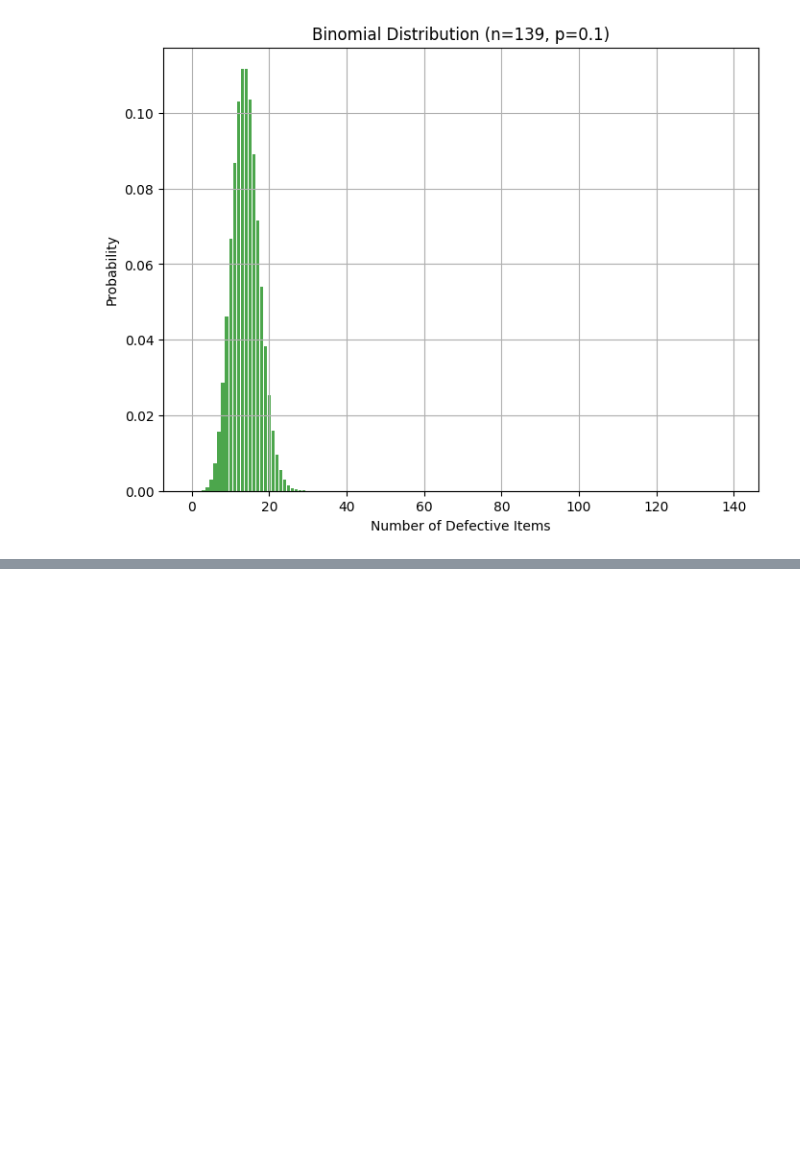
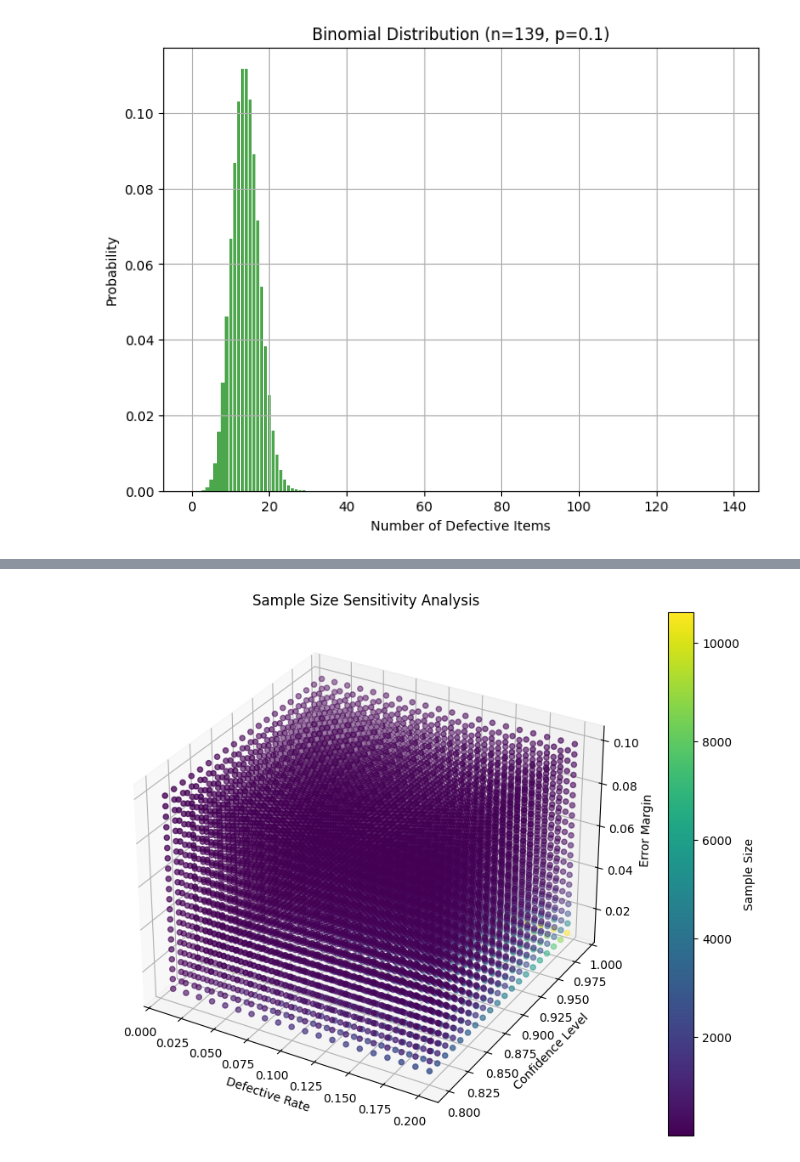
Before and after one commit to cr9294/2024_C, a Jupyter notebook: 代码本/1.ipynb, the cells around one changed output, grey strips where cells are left out. Saved outputs shown, nothing was run; the diff lists cells and outputs as text; code cells hidden in the pictures; blank space fills up the shorter version.

```diff
--- a/代码本/1.ipynb
+++ b/代码本/1.ipynb
@@ -129,0 +174,44 @@ plot_binomial_distribution(sample_size_95, defective_rate)
+# %%
+import numpy as np
+import matplotlib.pyplot as plt
+from mpl_toolkits.mplot3d import Axes3D
+from scipy.stats import norm
+
+def calculate_min_sample_size(defective_rate, confidence_level, error_margin):
+    """
+    计算最小样本量，满足置信水平和误差率要求
+    :param defective_rate: 标称次品率
+    :param confidence_level: 置信水平
+    :param error_margin: 允许的误差率
+    :return: 最小样本量
+    """
+    z_score = norm.ppf(1 - (1 - confidence_level) / 2)
+    sample_size = (z_score ** 2 * defective_rate * (1 - defective_rate)) / (error_margin ** 2)
+    return int(np.ceil(sample_size))
+
+# 设置参数范围
+defective_rates = np.linspace(0.01, 0.2, 20)  # 次品率从 1% 到 20%
+confidence_levels = np.linspace(0.8, 0.99, 20)  # 置信水平从 80% 到 99%
+error_margins = np.linspace(0.01, 0.1, 20)  # 误差范围从 1% 到 10%
+
+# 创建网格
+defective_rates_grid, confidence_levels_grid, error_margins_grid = np.meshgrid(defective_rates, confidence_levels, error_margins)
+
+# 计算样本量需求
+sample_sizes = np.vectorize(calculate_min_sample_size)(defective_rates_grid, confidence_levels_grid, error_margins_grid)
+
+# 绘制三维图
+fig = plt.figure(figsize=(12, 8))
+ax = fig.add_subplot(111, projection='3d')
+sc = ax.scatter(defective_rates_grid, confidence_levels_grid, error_margins_grid, c=sample_sizes, cmap='viridis')
+plt.colorbar(sc, label='Sample Size')
+
+# 设置轴标签
+ax.set_xlabel('Defective Rate')
+ax.set_ylabel('Confidence Level')
+ax.set_zlabel('Error Margin')
+ax.set_title('Sample Size Sensitivity Analysis')
+
+plt.show()
+# %% [output]
+[figure, added]
```
Also changed, not shown: parts of 2 cells of this notebook, 10 other files.
